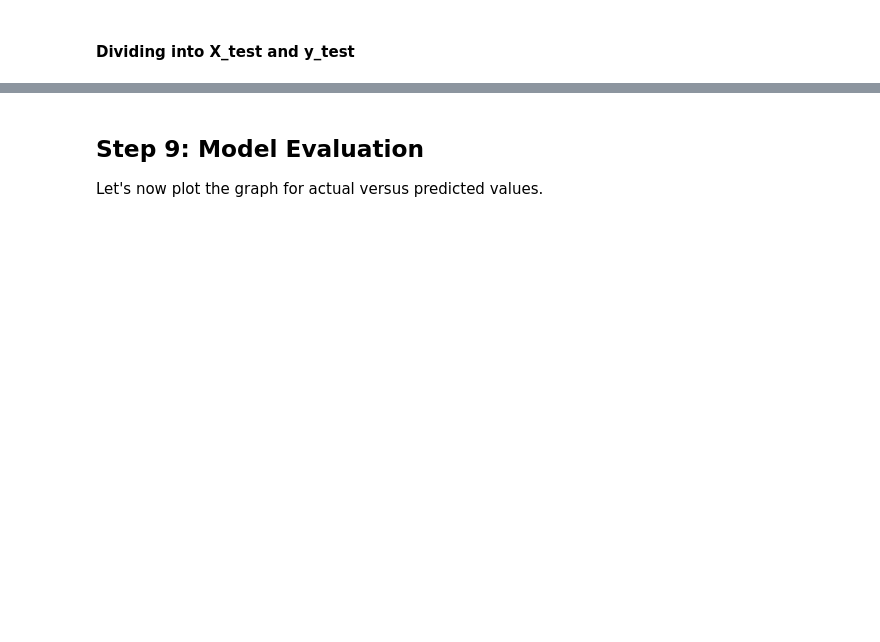
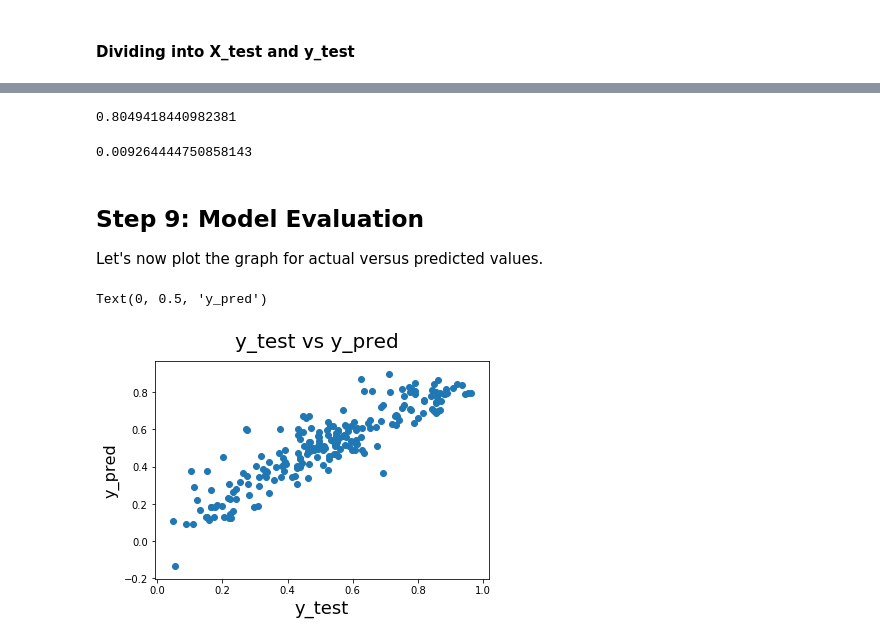
Before and after one commit to UMAR8601/bike-sharing-demand-prediction, a Jupyter notebook: bike-sharing-demand-1.ipynb, the cells around one changed output, grey strips where cells are left out. Saved outputs shown, nothing was run; the diff lists cells and outputs as text; code cells hidden in the pictures; blank space fills up the shorter version.

```diff
--- a/bike-sharing-demand-1.ipynb
+++ b/bike-sharing-demand-1.ipynb
@@ -570,8 +570,8 @@ df_test.describe()
 # %% [markdown]
 #### Dividing into X_test and y_test
 # %%
-y_test = df_test.pop('price')
-X_test = df_test
+y_test = test.pop('cnt')
+X_test = test
 # %%
 # Adding constant variable to test dataframe
-X_test_m4 = sm.add_constant(X_test)
+X_test = sm.add_constant(X_test)
@@ -581,0 +578,8 @@ X_test_m4 = X_test_m4.drop(["bedrooms", "semi-furnished", "basement"], axis = 1)
+# %%
+# predicting using values used by the final model
+test_col = X_train_lm.columns
+X_test=X_test[test_col[1:]]
+# Adding constant variable to test dataframe
+X_test = sm.add_constant(X_test)
+
+X_test.info()
@@ -582,7 +604,18 @@ X_test_m4 = X_test_m4.drop(["bedrooms", "semi-furnished", "basement"], axis = 1)
 # %%
 # Making predictions using the fourth model
 
-y_pred_m4 = lr_4.predict(X_test_m4)
+y_pred = lm.predict(X_test)
+# %%
+from sklearn.metrics import r2_score
+r2_score(y_test, y_pred)
+# %% [output]
+0.8049418440982381
+# %%
+from sklearn.metrics import mean_squared_error
+mse = mean_squared_error(y_test, y_pred)
+mse
+# %% [output]
+0.009264444750858143
 # %% [markdown]
 ## Step 9: Model Evaluation
 
@@ -590,8 +623,11 @@ Let's now plot the graph for actual versus predicted values.
 # %%
 # Plotting y_test and y_pred to understand the spread
 
 fig = plt.figure()
-plt.scatter(y_test, y_pred_m4)
+plt.scatter(y_test, y_pred)
 fig.suptitle('y_test vs y_pred', fontsize = 20)              # Plot heading
 plt.xlabel('y_test', fontsize = 18)                          # X-label
 plt.ylabel('y_pred', fontsize = 16)
+# %% [output]
+Text(0, 0.5, 'y_pred')
+[figure, added]
```
Also changed, not shown: parts of 28 cells of this notebook.
